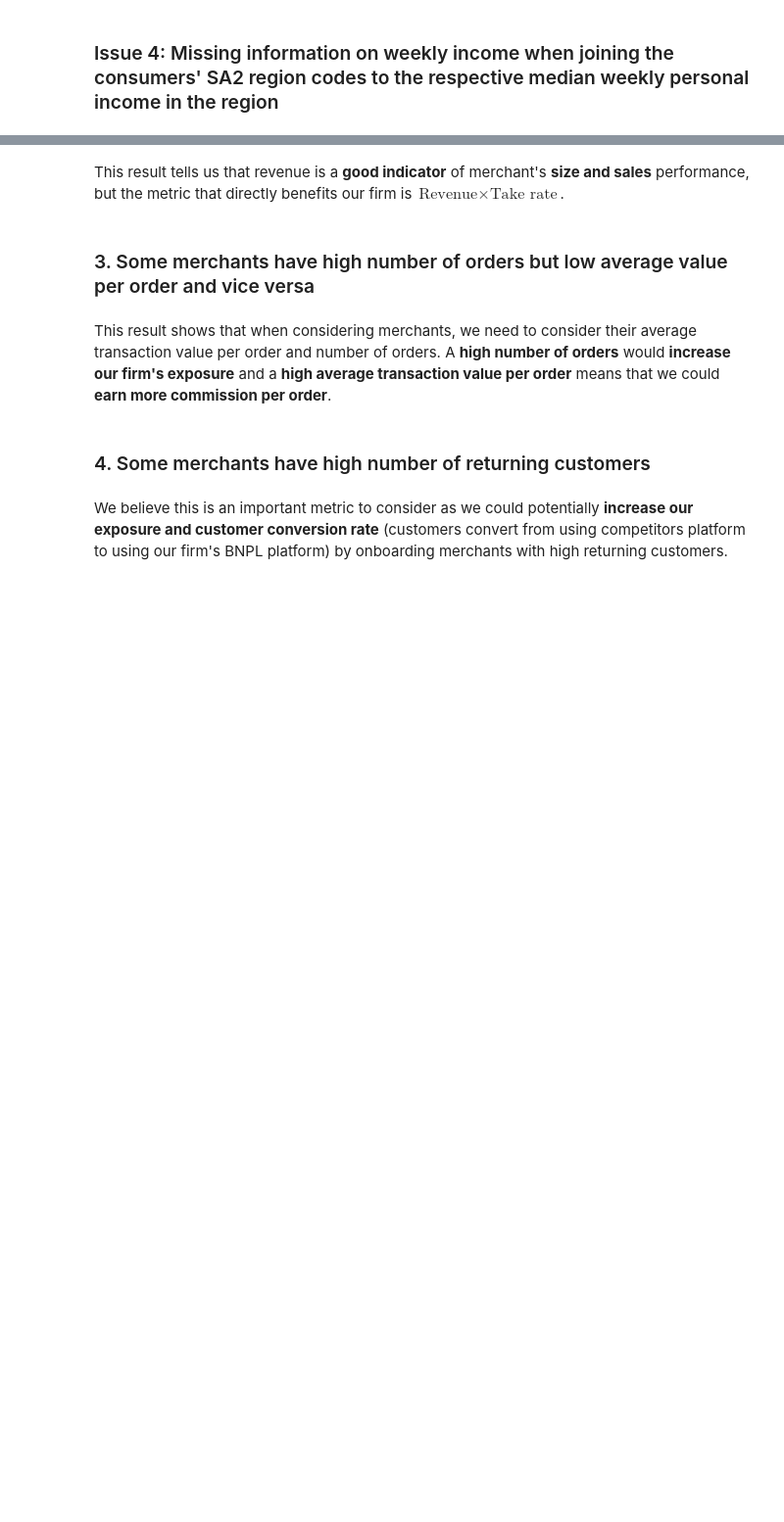
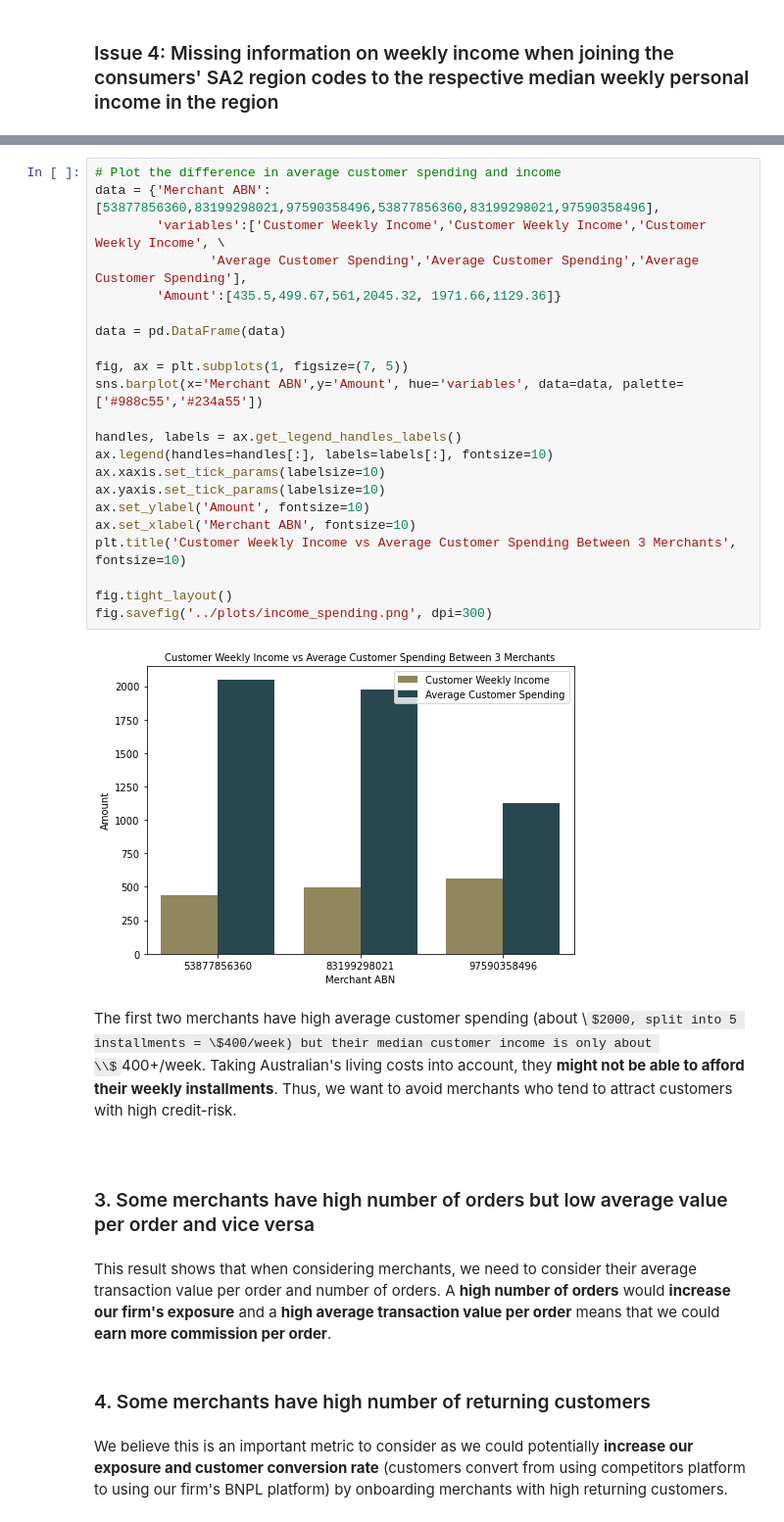
Before and after one commit to MAST30034-Applied-Data-Science/generic-buy-now-pay-later-project-group-19, a Jupyter notebook: notebooks/Project Summary Notebook.ipynb, the cells around one changed output, grey strips where cells are left out. Shown at 98% size. Drawn from its saved outputs; the diff is of its cells as text; some formulas as TeX source; blank space fills up the shorter version.

```diff
--- a/notebooks/Project Summary Notebook.ipynb
+++ b/notebooks/Project Summary Notebook.ipynb
@@ -141,5 +301,31 @@ These merchants have **high variations in their earnings** on average (**unstabl
+# %%
+# Plot the difference in average customer spending and income
+data = {'Merchant ABN':[53877856360,83199298021,97590358496,53877856360,83199298021,97590358496],
+        'variables':['Customer Weekly Income','Customer Weekly Income','Customer Weekly Income', \
+               'Average Customer Spending','Average Customer Spending','Average Customer Spending'],
+        'Amount':[435.5,499.67,561,2045.32, 1971.66,1129.36]}
+
+data = pd.DataFrame(data)
+
+fig, ax = plt.subplots(1, figsize=(7, 5))
+sns.barplot(x='Merchant ABN',y='Amount', hue='variables', data=data, palette=['#988c55','#234a55'])
+
+handles, labels = ax.get_legend_handles_labels()
+ax.legend(handles=handles[:], labels=labels[:], fontsize=10)
+ax.xaxis.set_tick_params(labelsize=10)
+ax.yaxis.set_tick_params(labelsize=10)
+ax.set_ylabel('Amount', fontsize=10)
+ax.set_xlabel('Merchant ABN', fontsize=10)
+plt.title('Customer Weekly Income vs Average Customer Spending Between 3 Merchants', fontsize=10)
+
+fig.tight_layout()
+fig.savefig('../plots/income_spending.png', dpi=300)
+# %% [output]
+[figure, added]
 # %% [markdown]
-This result tells us that revenue is a **good indicator** of merchant's **size and sales** performance, but the metric that directly benefits our firm is $\text{Revenue}\times \text{Take rate}$.
+The first two merchants have high average customer spending (about \\$2000, split into 5 installments = \$400/week) but their median customer income is only about \\$400+/week. Taking Australian's living costs into account, they **might not be able to afford their weekly installments**. Thus, we want to avoid merchants who tend to attract customers with high credit-risk.
+<br>
+<br>
 # %% [markdown]
 ### 3. Some merchants have high number of orders but low average value per order and vice versa
 # %% [markdown]
```
Also changed, not shown: parts of 30 cells of this notebook, 19 other files.
